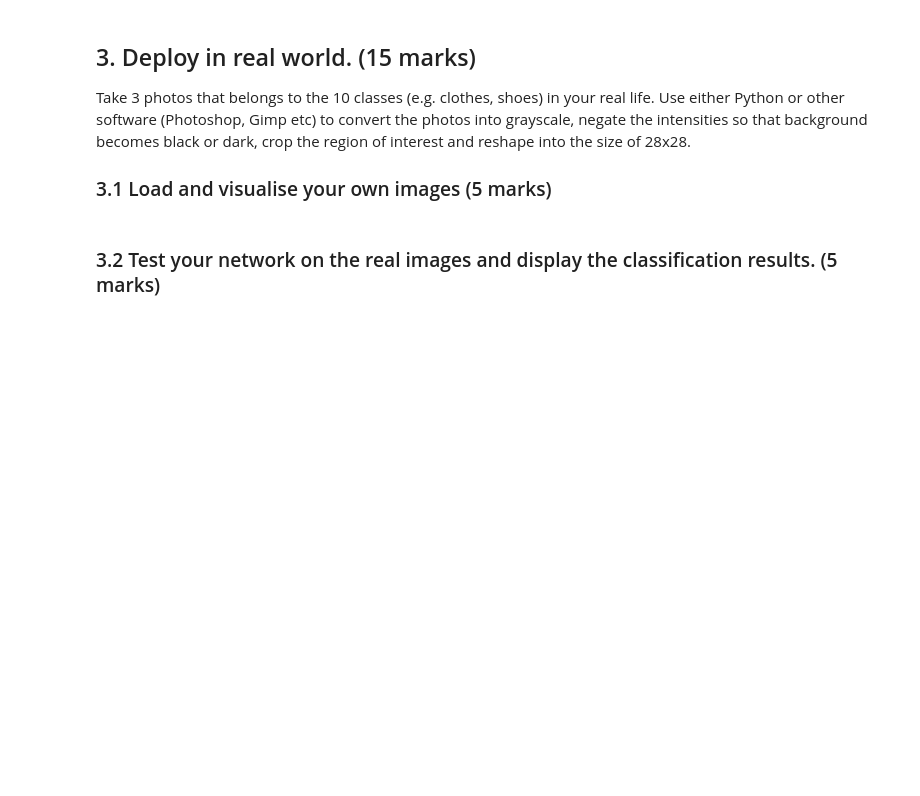
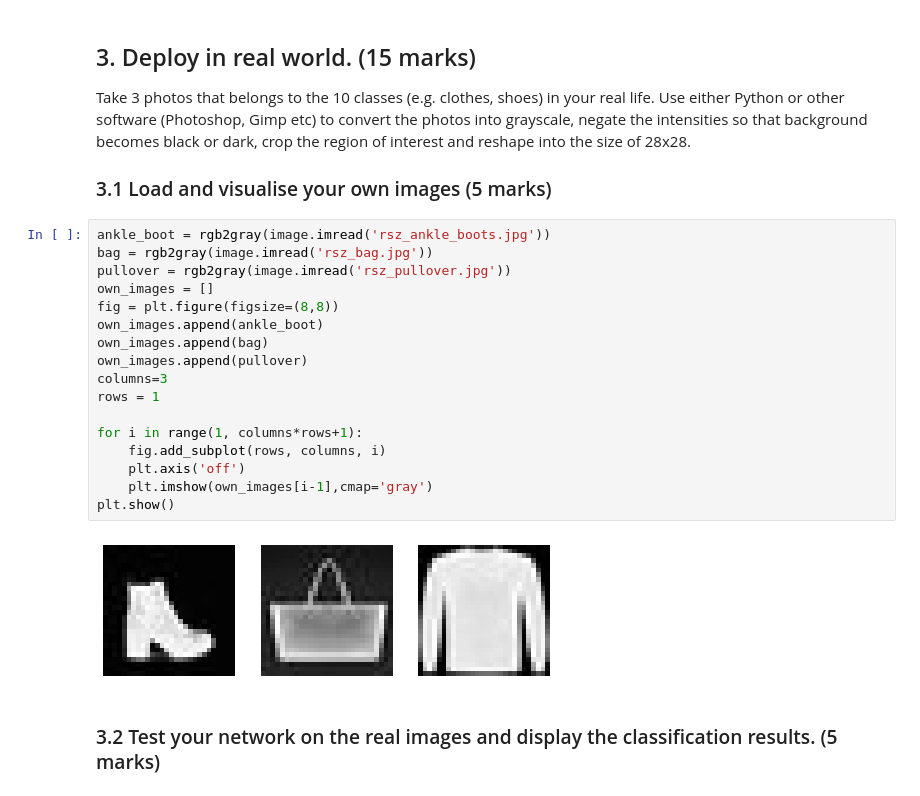
Before and after one commit to lengwe/Computer_Vision_2020, a Jupyter notebook: coursework_2/coursework_2.ipynb, the cells around one changed output. Drawn from its saved outputs; the diff is of its cells as text; blank space fills up the shorter version.

```diff
--- a/coursework_2/coursework_2.ipynb
+++ b/coursework_2/coursework_2.ipynb
@@ -308,5 +297,24 @@ Text(0.5, 1, 'Confusion Matrix')
 Take 3 photos that belongs to the 10 classes (e.g. clothes, shoes) in your real life. Use either Python or other software (Photoshop, Gimp etc) to convert the photos into grayscale, negate the intensities so that background becomes black or dark, crop the region of interest and reshape into the size of 28x28.
 
 ### 3.1 Load and visualise your own images (5 marks)
+# %%
+ankle_boot = rgb2gray(image.imread('rsz_ankle_boots.jpg'))
+bag = rgb2gray(image.imread('rsz_bag.jpg'))
+pullover = rgb2gray(image.imread('rsz_pullover.jpg'))
+own_images = []
+fig = plt.figure(figsize=(8,8))
+own_images.append(ankle_boot)
+own_images.append(bag)
+own_images.append(pullover)
+columns=3
+rows = 1
+
+for i in range(1, columns*rows+1):
+    fig.add_subplot(rows, columns, i)
+    plt.axis('off')
+    plt.imshow(own_images[i-1],cmap='gray')
+plt.show()
+# %% [output]
+[figure, added]
 # %% [markdown]
 ### 3.2 Test your network on the real images and display the classification results. (5 marks)
```
Also changed, not shown: parts of 8 cells of this notebook, 3 other files.
